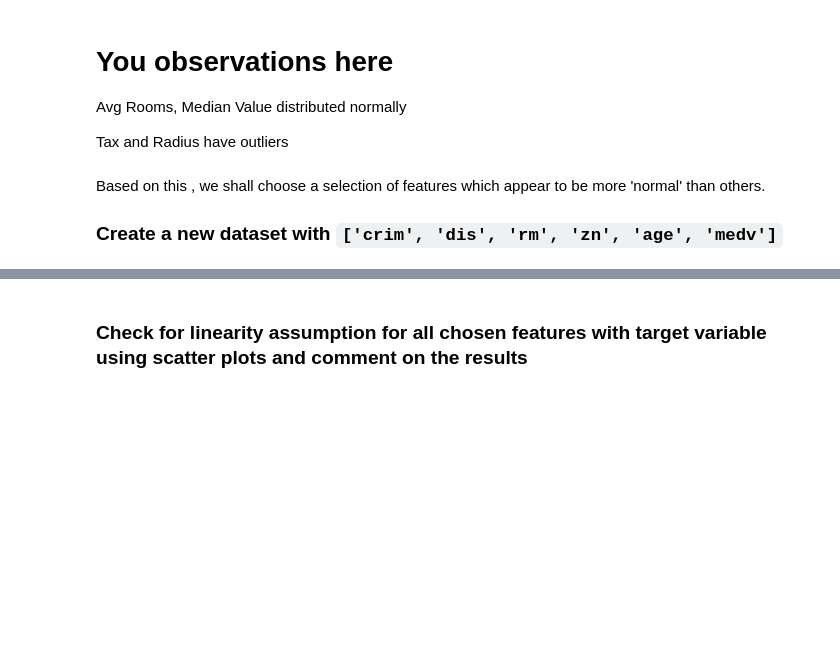
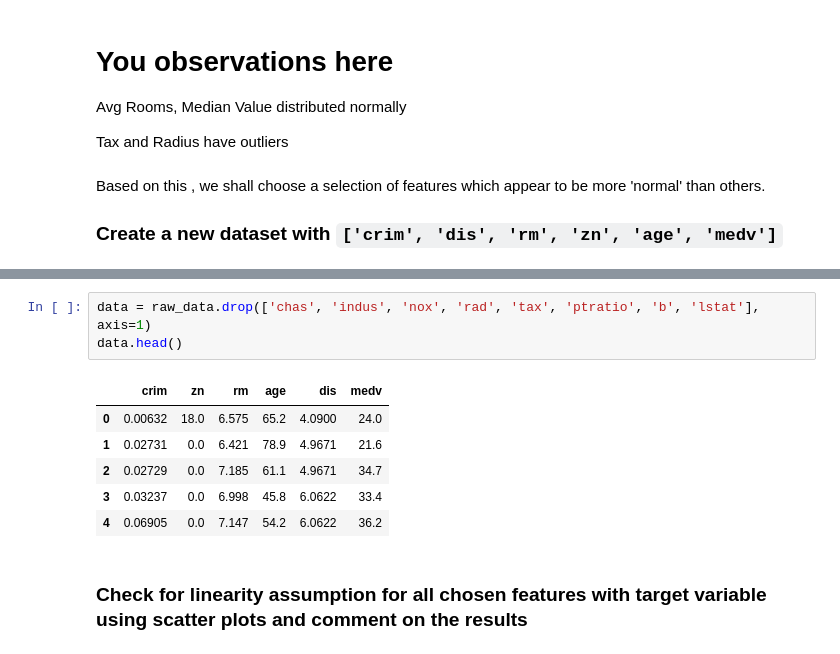
Before and after one commit to Patrickbfuller/dsc-01-10-16-regression-EOD-Lab, a Jupyter notebook: index.ipynb, the cells around one changed output, grey strips where cells are left out. Drawn from its saved outputs; the diff is of its cells as text; blank space fills up the shorter version.

```diff
--- a/index.ipynb
+++ b/index.ipynb
@@ -104,2 +95,12 @@ Based on this , we shall choose a selection of features which appear to be more
+# %%
+data = raw_data.drop(['chas', 'indus', 'nox', 'rad', 'tax', 'ptratio', 'b', 'lstat'], axis=1)
+data.head()
+# %% [output]
+|  | crim | zn | rm | age | dis | medv |
+| 0 | 0.00632 | 18.0 | 6.575 | 65.2 | 4.0900 | 24.0 |
+| 1 | 0.02731 | 0.0 | 6.421 | 78.9 | 4.9671 | 21.6 |
+| 2 | 0.02729 | 0.0 | 7.185 | 61.1 | 4.9671 | 34.7 |
+| 3 | 0.03237 | 0.0 | 6.998 | 45.8 | 6.0622 | 33.4 |
+| 4 | 0.06905 | 0.0 | 7.147 | 54.2 | 6.0622 | 36.2 |
 # %% [markdown]
 ### Check for linearity assumption for all chosen features with target variable using scatter plots and comment on the results
```
Also changed, not shown: parts of 11 cells of this notebook.
